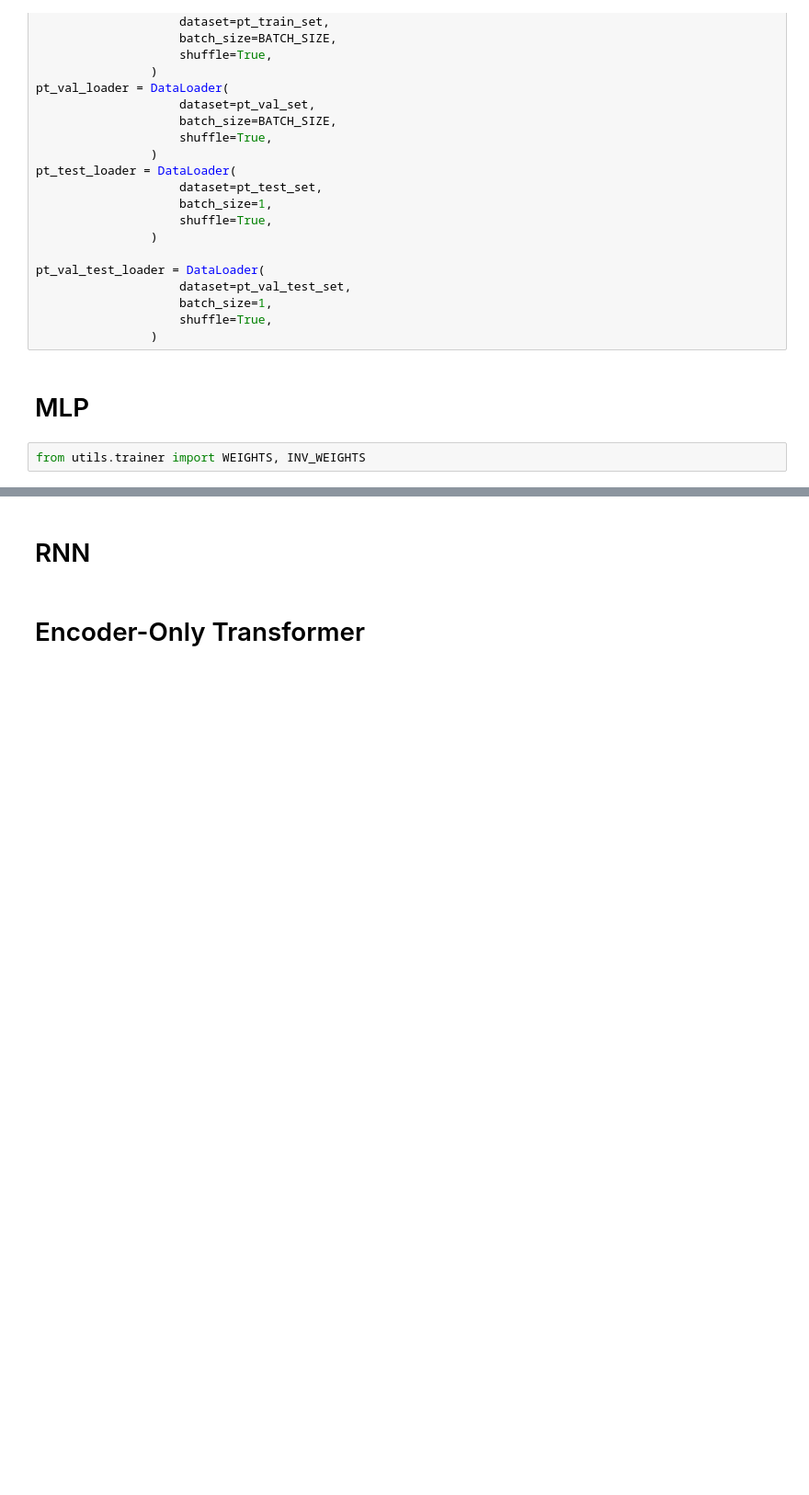
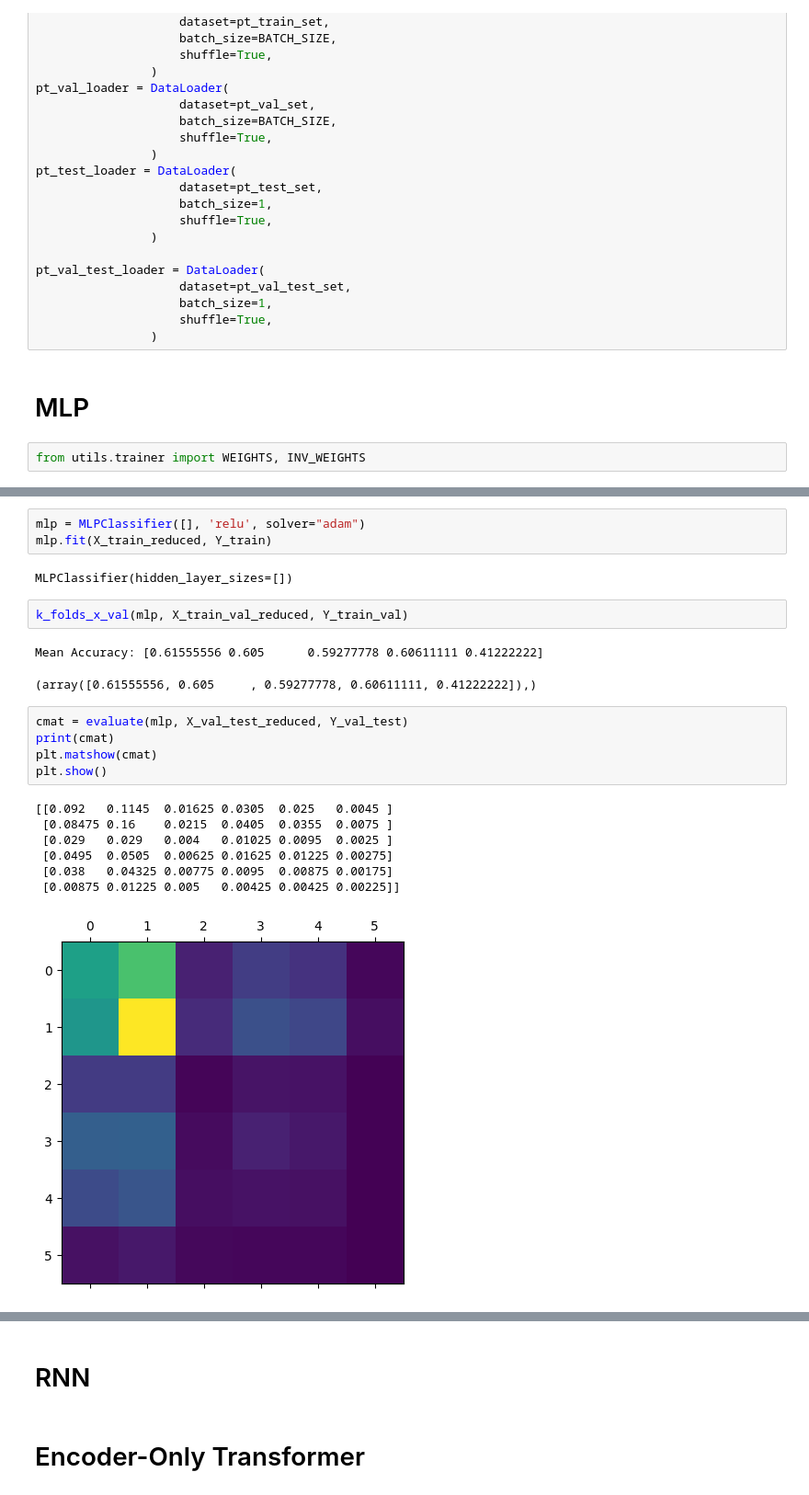
Before and after one commit to TheRealAnonymous008/MachineLearning, a Jupyter notebook: emotion_detection.ipynb, the cells around one changed output, grey strips where cells are left out. Shown: that part at 92% size. Drawn from its saved outputs; the diff is of its cells as text; blank space fills up the shorter version.

```diff
--- a/emotion_detection.ipynb
+++ b/emotion_detection.ipynb
@@ -240,3 +226,26 @@ torch.Size([6])
+# %%
+mlp = MLPClassifier([], 'relu', solver="adam")
+mlp.fit(X_train_reduced, Y_train)
+# %% [output]
+MLPClassifier(hidden_layer_sizes=[])
+# %%
+k_folds_x_val(mlp, X_train_val_reduced, Y_train_val)
+# %% [output]
+Mean Accuracy: [0.61555556 0.605      0.59277778 0.60611111 0.41222222]
+(array([0.61555556, 0.605     , 0.59277778, 0.60611111, 0.41222222]),)
+# %%
+cmat = evaluate(mlp, X_val_test_reduced, Y_val_test)
+print(cmat)
+plt.matshow(cmat)
+plt.show()
+# %% [output]
+[[0.092   0.1145  0.01625 0.0305  0.025   0.0045 ]
+ [0.08475 0.16    0.0215  0.0405  0.0355  0.0075 ]
+ [0.029   0.029   0.004   0.01025 0.0095  0.0025 ]
+ [0.0495  0.0505  0.00625 0.01625 0.01225 0.00275]
+ [0.038   0.04325 0.00775 0.0095  0.00875 0.00175]
+ [0.00875 0.01225 0.005   0.00425 0.00425 0.00225]]
+[figure, added]
 # %%
 # Initialize neural network
 mlp = NeuralNetwork(X_train_reduced.shape[1], [], NUM_CLASSES)
```
Also changed, not shown: parts of 6 cells of this notebook, 2 other files.
